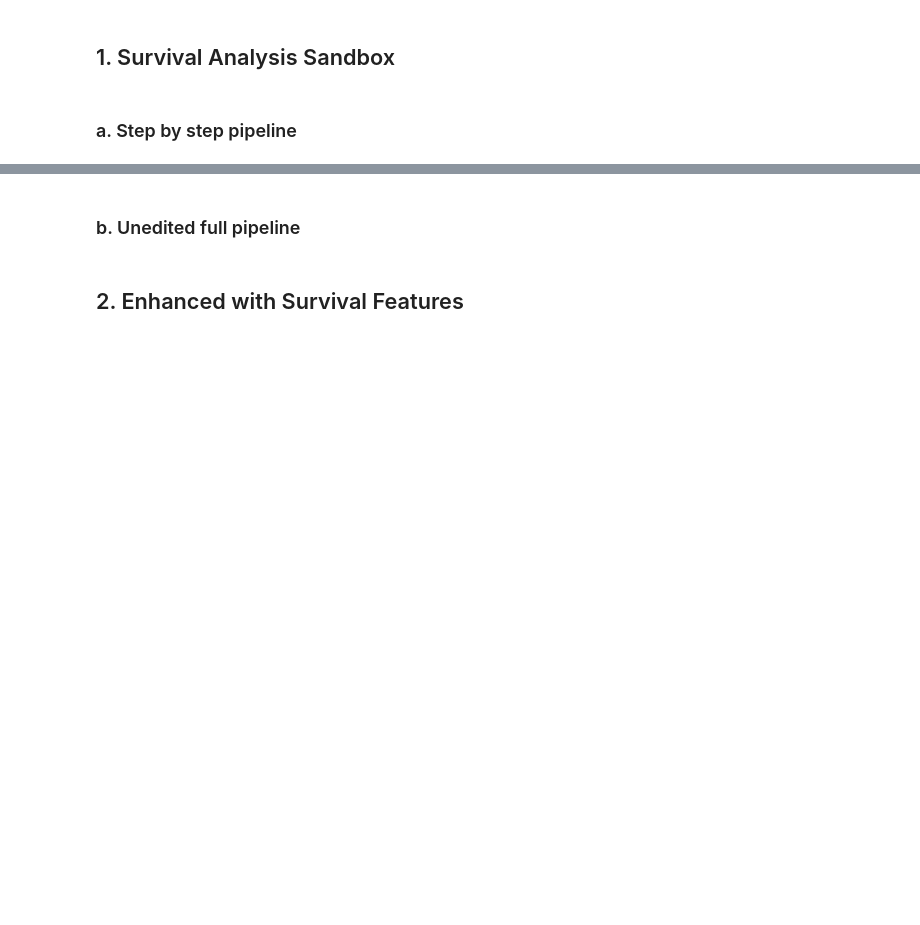
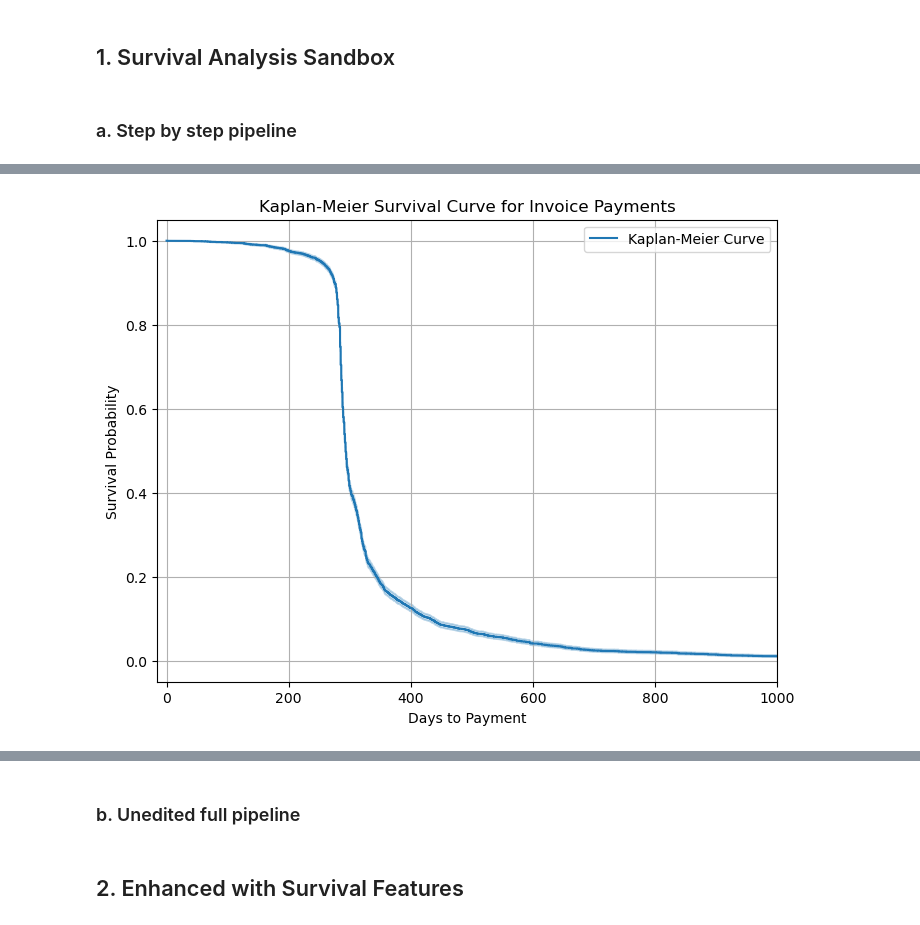
Before and after one commit to anneryeo/invoice-payment-prediction-thesis, a Jupyter notebook: Machine Learning.ipynb, the cells around one changed output, grey strips where cells are left out. Drawn from its saved outputs; the diff is of its cells as text; code cells hidden in the pictures; blank space fills up the shorter version.

Commit message:
Conducted various testing for survival analysis

```diff
--- a/Machine Learning.ipynb
+++ b/Machine Learning.ipynb
@@ -252,11 +269,40 @@ df_data_surv
 # %%
-X = df_data_surv.drop(columns=['days_elapsed_until_fully_paid', 'censor'])
-T = df_data_surv['days_elapsed_until_fully_paid']
-E = df_data_surv['censor']
+df_surv = df_data_surv.copy()
+
+X = df_surv.drop(columns=['days_elapsed_until_fully_paid', 'censor'])
+T = df_surv['days_elapsed_until_fully_paid']
+E = df_surv['censor']
 
 # Avoid negative values by shifting by the days of pre-paid period
-earliest_pre_payment = np.minimum(T, 0) # Maximum to only get pre-payments
+earliest_payment = np.min(T) # Maximum to only get pre-payments
 ε = 1e-6 # Used to avoid zero values
-T = T - earliest_pre_payment + ε
+T = T - earliest_payment + ε
+# %%
+import matplotlib.pyplot as plt
+from lifelines import KaplanMeierFitter
+
+# ============================================
+# STEP X — Plot Kaplan-Meier Survival Curve
+# ============================================
+
+# Initialize Kaplan-Meier fitter
+kmf = KaplanMeierFitter()
+
+# Fit the model on your training data
+kmf.fit(durations=T,
+        event_observed=E,
+        label="Kaplan-Meier Curve")
+
+# Plot the survival function
+plt.figure(figsize=(8,6))
+kmf.plot_survival_function()
+plt.title("Kaplan-Meier Survival Curve for Invoice Payments")
+plt.xlabel("Days to Payment")
+plt.ylabel("Survival Probability")
+plt.xlim(-15, 1000)
+plt.grid(True)
+plt.show()
+# %% [output]
+[figure, added]
 # %%
 import numpy as np
```
Also changed, not shown: parts of 23 cells of this notebook.
